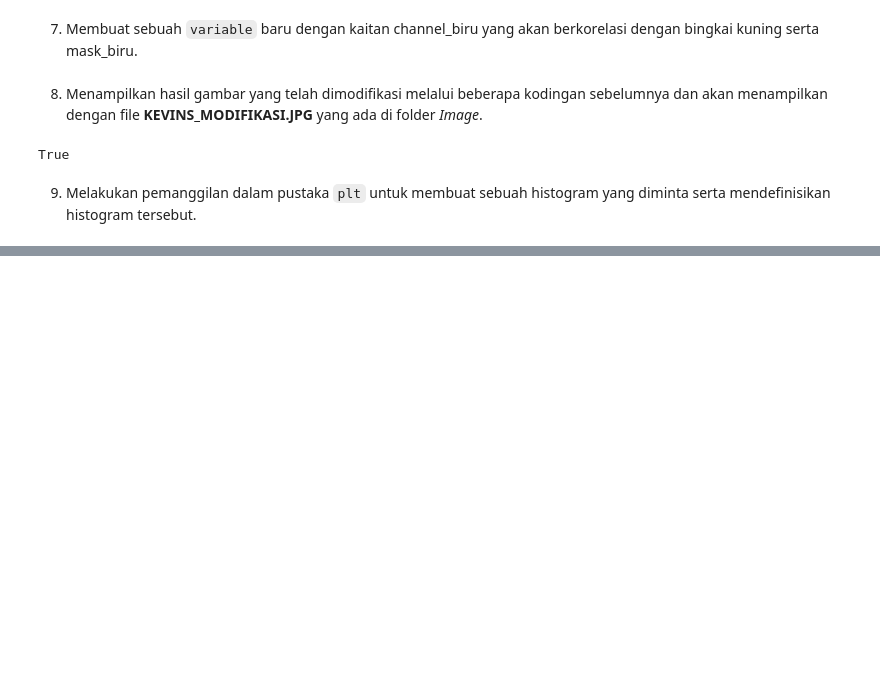
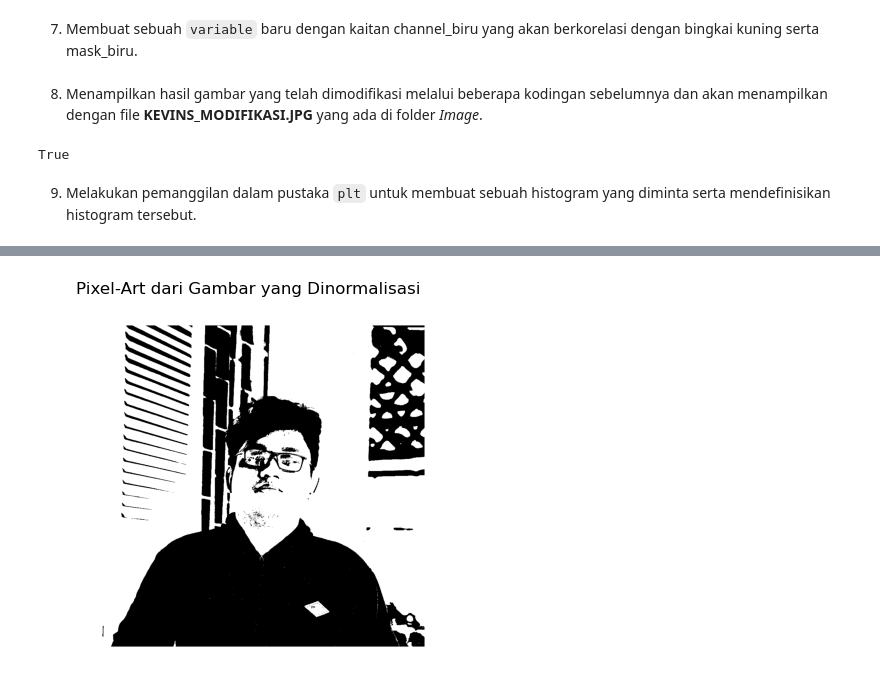
Before and after one commit to kevinsimorangkir21/Digital-Signal-Processing, a Jupyter notebook: 121140150_HO 2.ipynb, the cells around one changed output, grey strips where cells are left out. Drawn from its saved outputs; the diff is of its cells as text; code cells hidden in the pictures; blank space fills up the shorter version.

```diff
--- a/121140150_HO 2.ipynb
+++ b/121140150_HO 2.ipynb
@@ -110,0 +149,11 @@ plt.show()
+# %%
+gambar_pixel_art = np.where(gambar_normalized < 128, 0, 255).astype(np.uint8)
+plt.imshow(gambar_pixel_art, cmap='gray')
+plt.title('Pixel-Art dari Gambar yang Dinormalisasi')
+plt.xlabel('Lebar')
+plt.ylabel('Tinggi')
+plt.grid(False)
+plt.axis('off')
+plt.show()
+# %% [output]
+[figure, added]
```
Also changed, not shown: parts of 11 cells of this notebook, 1 other file.
